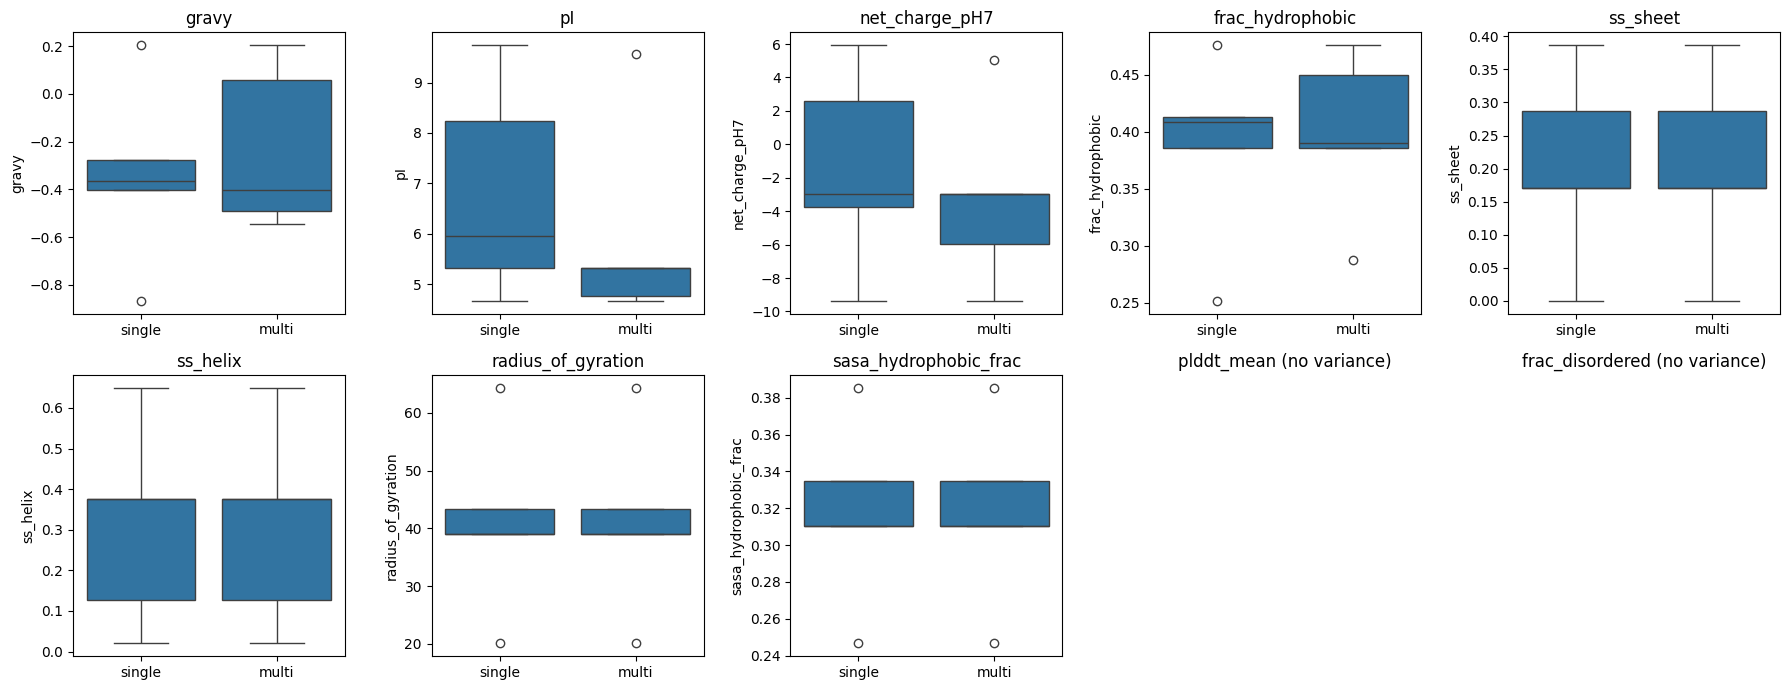
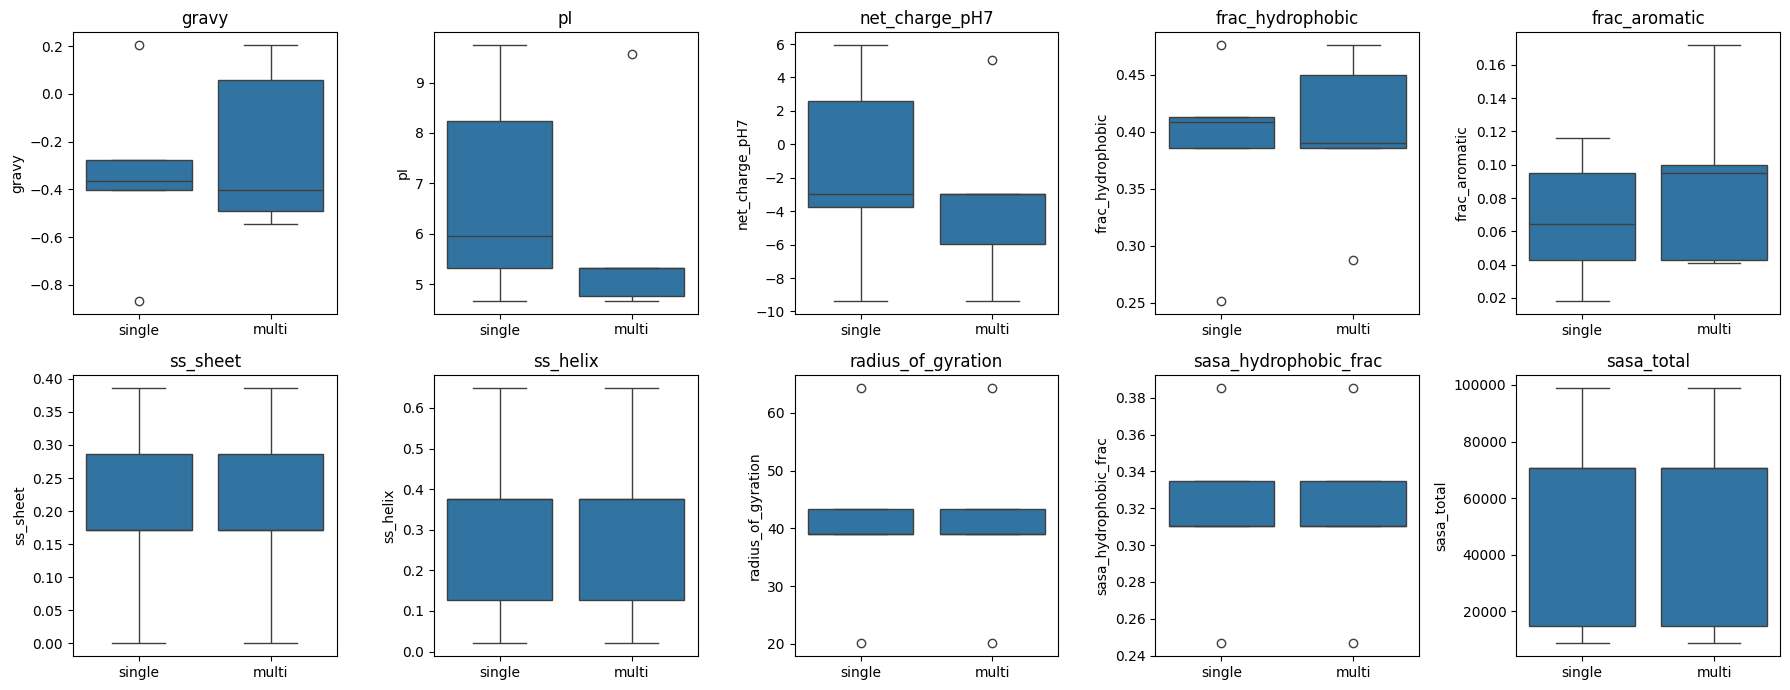
Code edit (unified diff) that turned the first committed figure into the second:
--- before
+++ after
@@ -1,21 +1,23 @@
-feature_cols = ["gravy","pI","net_charge_pH7","frac_hydrophobic",
-                "ss_sheet","ss_helix","radius_of_gyration",
-                "sasa_hydrophobic_frac","plddt_mean","frac_disordered"]
+feature_cols = [
+    # Physicochemical (§5)
+    "gravy",
+    "pI",
+    "net_charge_pH7",
+    "frac_hydrophobic",
+    "frac_aromatic",
+    # Structural — secondary structure & geometry (§5)
+    "ss_sheet",
+    "ss_helix",
+    "radius_of_gyration",
+    # Structural — solvent accessibility (§5)
+    "sasa_hydrophobic_frac",
+    "sasa_total",
+]
+
 fig, axes = plt.subplots(2, 5, figsize=(18, 7))
 for ax, col in zip(axes.flat, feature_cols):
-    if col not in df.columns:
-        ax.set_title(f"{col} (missing)")
-        ax.axis("off")
-        continue
-
-    tmp = df[["morphology", col]].dropna()
-
-    if tmp[col].nunique() < 2:
-        ax.set_title(f"{col} (no variance)")
-        ax.axis("off")
-        continue
-
-    sns.boxplot(data=tmp, x="morphology", y=col, ax=ax)
+    sns.boxplot(data=df, x="morphology", y=col, ax=ax)
     ax.set_title(col)
     ax.set_xlabel("")
-plt.tight_layout(); plt.savefig("../results/feature_distributions.png", dpi=150)
+plt.tight_layout()
+plt.savefig("../results/feature_distributions.png", dpi=150)

Commit: updated notebook 2 to exclude dropped cols